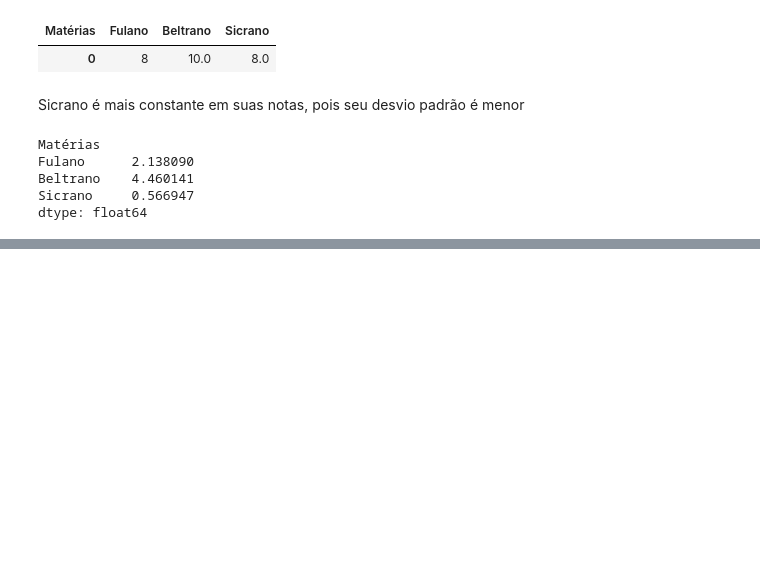
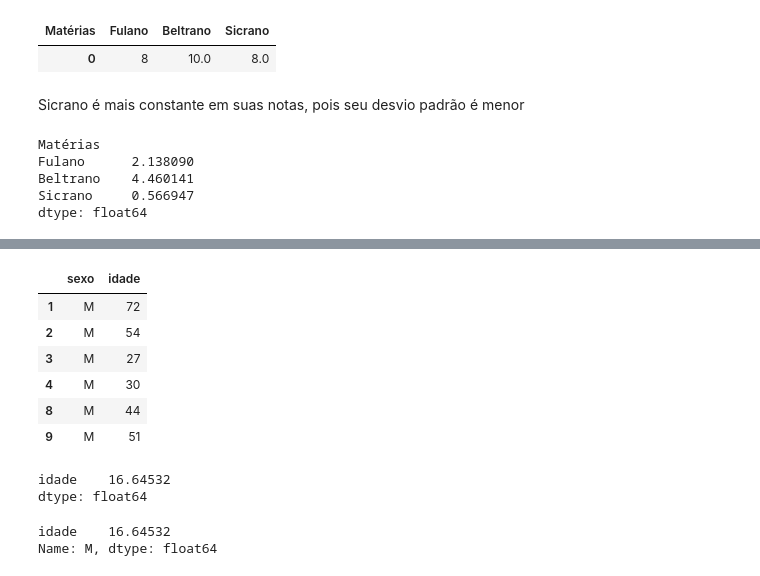
Before and after one commit to ViFLara/Statistics-and-Machine-Learning, a Jupyter notebook: Curso_de_Estatística_Parte_1.ipynb, the cells around one changed output, grey strips where cells are left out. Cells and saved outputs as stored; diff of their text form; code cells hidden in the pictures; blank space fills up the shorter version.

```diff
--- a/Curso_de_Estatística_Parte_1.ipynb
+++ b/Curso_de_Estatística_Parte_1.ipynb
@@ -1183,0 +1210,22 @@ dtype: float64
+# %%
+selecao = dataset['sexo'].isin(lista_mulheres)
+datasetM = dataset[selecao]
+datasetM
+# %% [output]
+|  | sexo | idade |
+| 1 | M | 72 |
+| 2 | M | 54 |
+| 3 | M | 27 |
+| 4 | M | 30 |
+| 8 | M | 44 |
+| 9 | M | 51 |
+# %%
+datasetM.std()
+# %% [output]
+idade    16.64532
+dtype: float64
+# %%
+dataset.groupby(['sexo']).std().loc['M']
+# %% [output]
+idade    16.64532
+Name: M, dtype: float64
```
Also changed, not shown: parts of 3 cells of this notebook.
